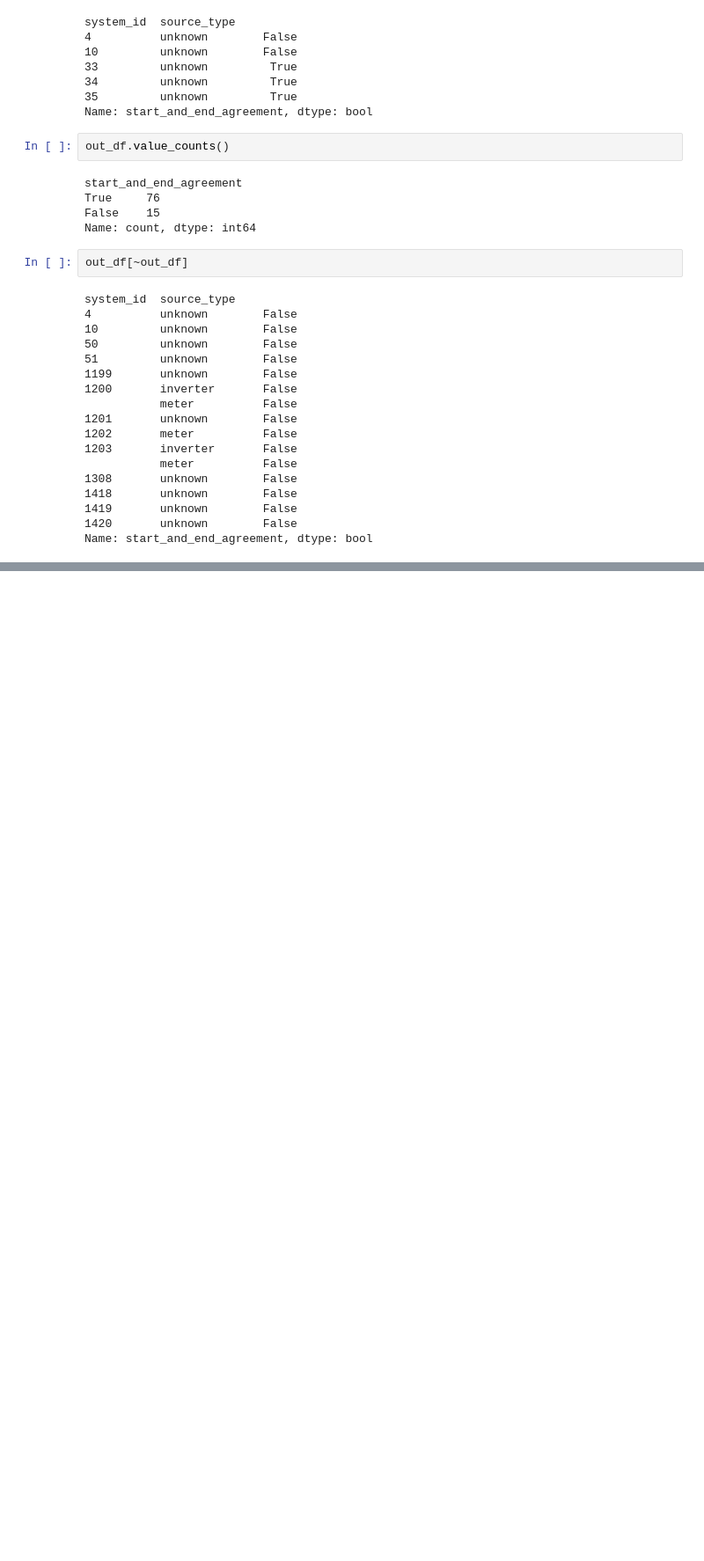
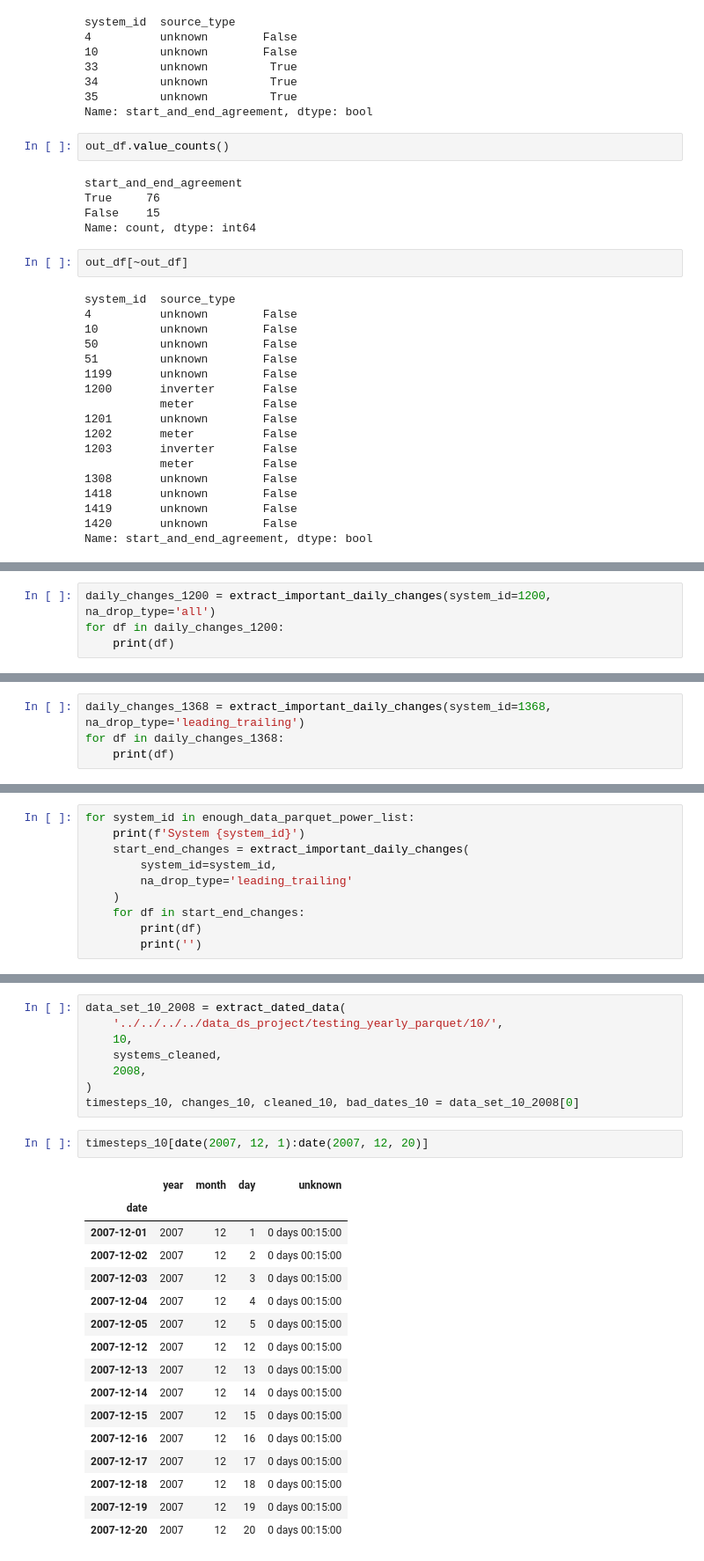
Before and after one commit to Erdos-Projects/predicting-day-ahead-solar-power-production, a Jupyter notebook: src/data/pwr/extract_ac_power_practice.ipynb, the cells around one changed output, grey strips where cells are left out. Shown at 88% size. Cells and saved outputs as stored; diff of their text form; blank space fills up the shorter version.

```diff
--- a/src/data/pwr/extract_ac_power_practice.ipynb
+++ b/src/data/pwr/extract_ac_power_practice.ipynb
@@ -683,0 +1863,4 @@ Name: start_and_end_agreement, dtype: bool
+# %%
+daily_changes_1200 = extract_important_daily_changes(system_id=1200, na_drop_type='all')
+for df in daily_changes_1200:
+    print(df)
@@ -683,0 +1903,4 @@ Name: start_and_end_agreement, dtype: bool
+# %%
+daily_changes_1368 = extract_important_daily_changes(system_id=1368, na_drop_type='leading_trailing')
+for df in daily_changes_1368:
+    print(df)
@@ -683,0 +1980,10 @@ Name: start_and_end_agreement, dtype: bool
+# %%
+for system_id in enough_data_parquet_power_list:
+    print(f'System {system_id}')
+    start_end_changes = extract_important_daily_changes(
+        system_id=system_id,
+        na_drop_type='leading_trailing'
+    )
+    for df in start_end_changes:
+        print(df)
+        print('')
@@ -683,0 +2609,27 @@ Name: start_and_end_agreement, dtype: bool
+# %%
+data_set_10_2008 = extract_dated_data(
+    '../../../../data_ds_project/testing_yearly_parquet/10/',
+    10,
+    systems_cleaned,
+    2008,
+)
+timesteps_10, changes_10, cleaned_10, bad_dates_10 = data_set_10_2008[0]
+# %%
+timesteps_10[date(2007, 12, 1):date(2007, 12, 20)]
+# %% [output]
+|  | year | month | day | unknown |
+| date |  |  |  |  |
+| 2007-12-01 | 2007 | 12 | 1 | 0 days 00:15:00 |
+| 2007-12-02 | 2007 | 12 | 2 | 0 days 00:15:00 |
+| 2007-12-03 | 2007 | 12 | 3 | 0 days 00:15:00 |
+| 2007-12-04 | 2007 | 12 | 4 | 0 days 00:15:00 |
+| 2007-12-05 | 2007 | 12 | 5 | 0 days 00:15:00 |
+| 2007-12-12 | 2007 | 12 | 12 | 0 days 00:15:00 |
+| 2007-12-13 | 2007 | 12 | 13 | 0 days 00:15:00 |
+| 2007-12-14 | 2007 | 12 | 14 | 0 days 00:15:00 |
+| 2007-12-15 | 2007 | 12 | 15 | 0 days 00:15:00 |
+| 2007-12-16 | 2007 | 12 | 16 | 0 days 00:15:00 |
+| 2007-12-17 | 2007 | 12 | 17 | 0 days 00:15:00 |
+| 2007-12-18 | 2007 | 12 | 18 | 0 days 00:15:00 |
+| 2007-12-19 | 2007 | 12 | 19 | 0 days 00:15:00 |
+| 2007-12-20 | 2007 | 12 | 20 | 0 days 00:15:00 |
```
Also changed, not shown: parts of 148 cells of this notebook, 1 other file.
